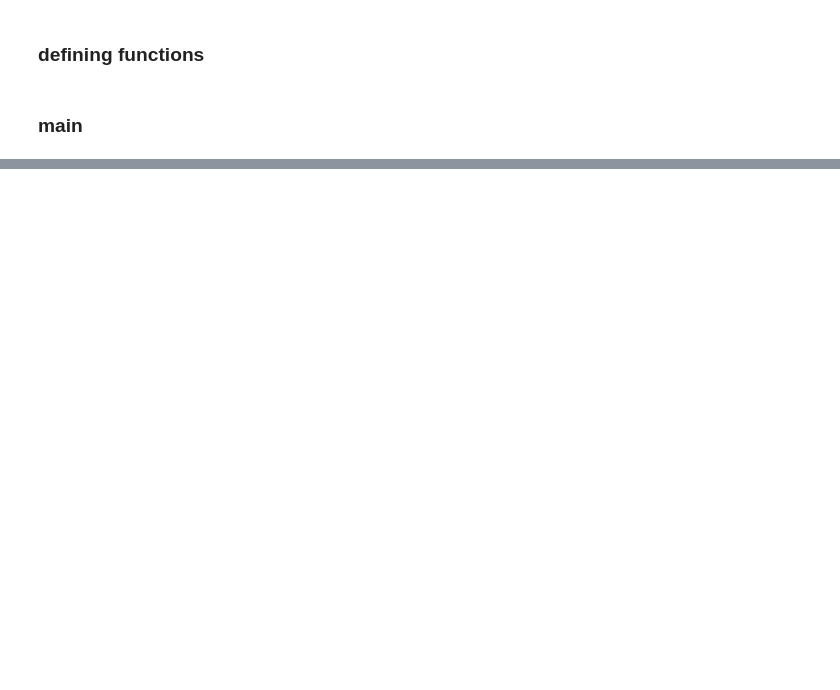
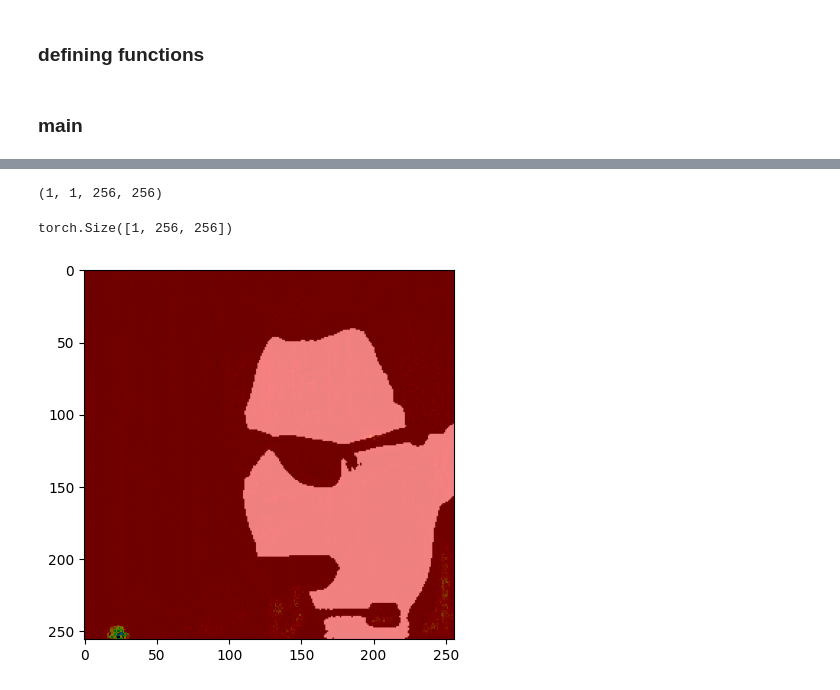
Before and after one commit to ana-caznok/recon-segment, a Jupyter notebook: inference.ipynb, the cells around one changed output, grey strips where cells are left out. Drawn from its saved outputs; the diff is of its cells as text; code cells hidden in the pictures; blank space fills up the shorter version.

```diff
--- a/inference.ipynb
+++ b/inference.ipynb
@@ -348,4 +345,14 @@ m['mask'] = m['mask'].cpu().numpy()
+# %%
+mask.shape
+# %% [output]
+(1, 1, 256, 256)
+# %%
+m['mask'].shape
+# %% [output]
+torch.Size([1, 256, 256])
 # %%
-plt.imshow(m['mask'][0,:,:],cmap='gray')
+#plt.imshow(m['mask'][0,:,:].detach().cpu().numpy(),cmap='gray')
 plt.imshow(mask[0,0, :,:],cmap='nipy_spectral', alpha=0.5, interpolation='none')
 plt.show()
+# %% [output]
+[figure, added]
```
Also changed, not shown: parts of 4 cells of this notebook, 2 other files.
